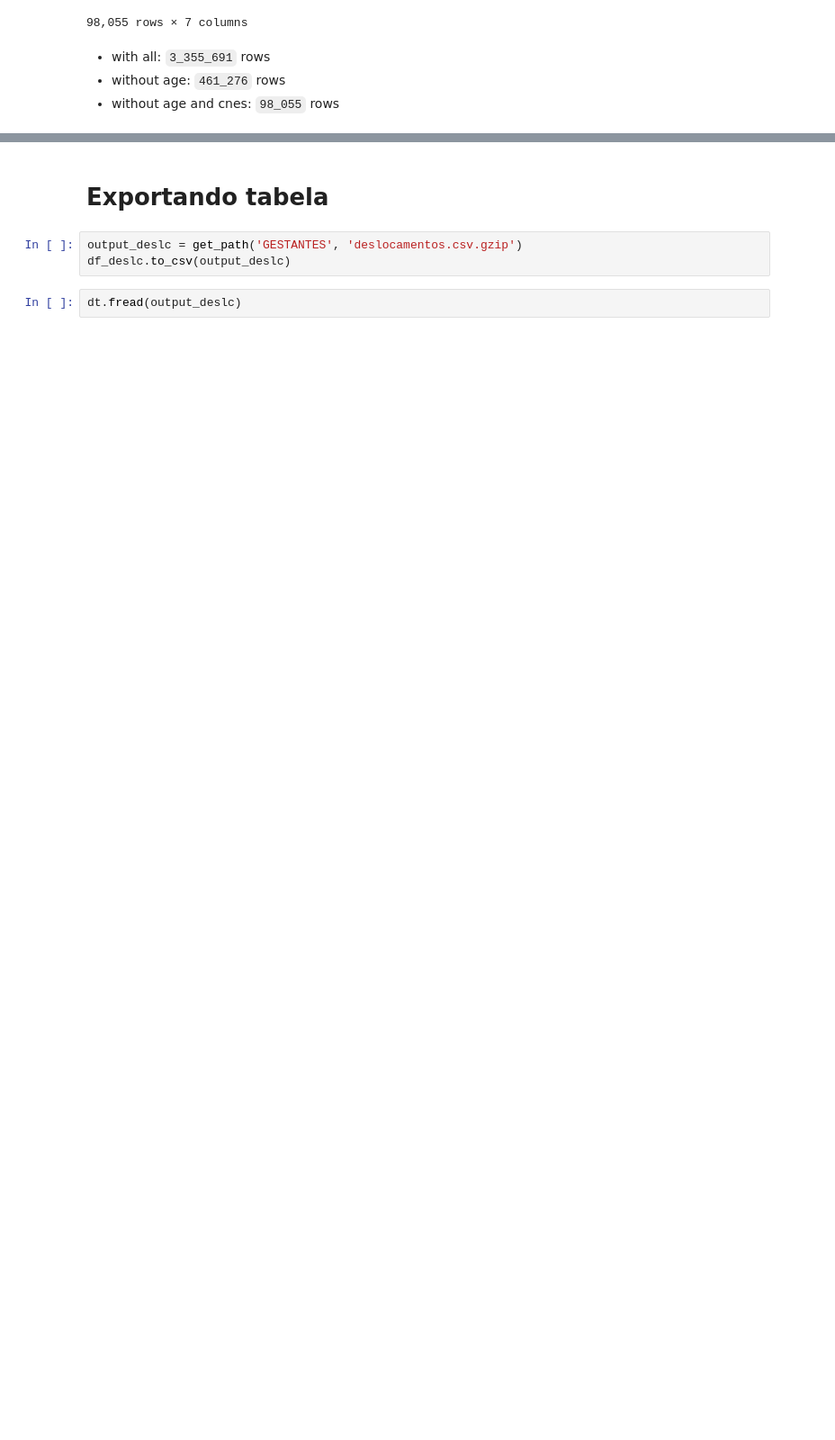
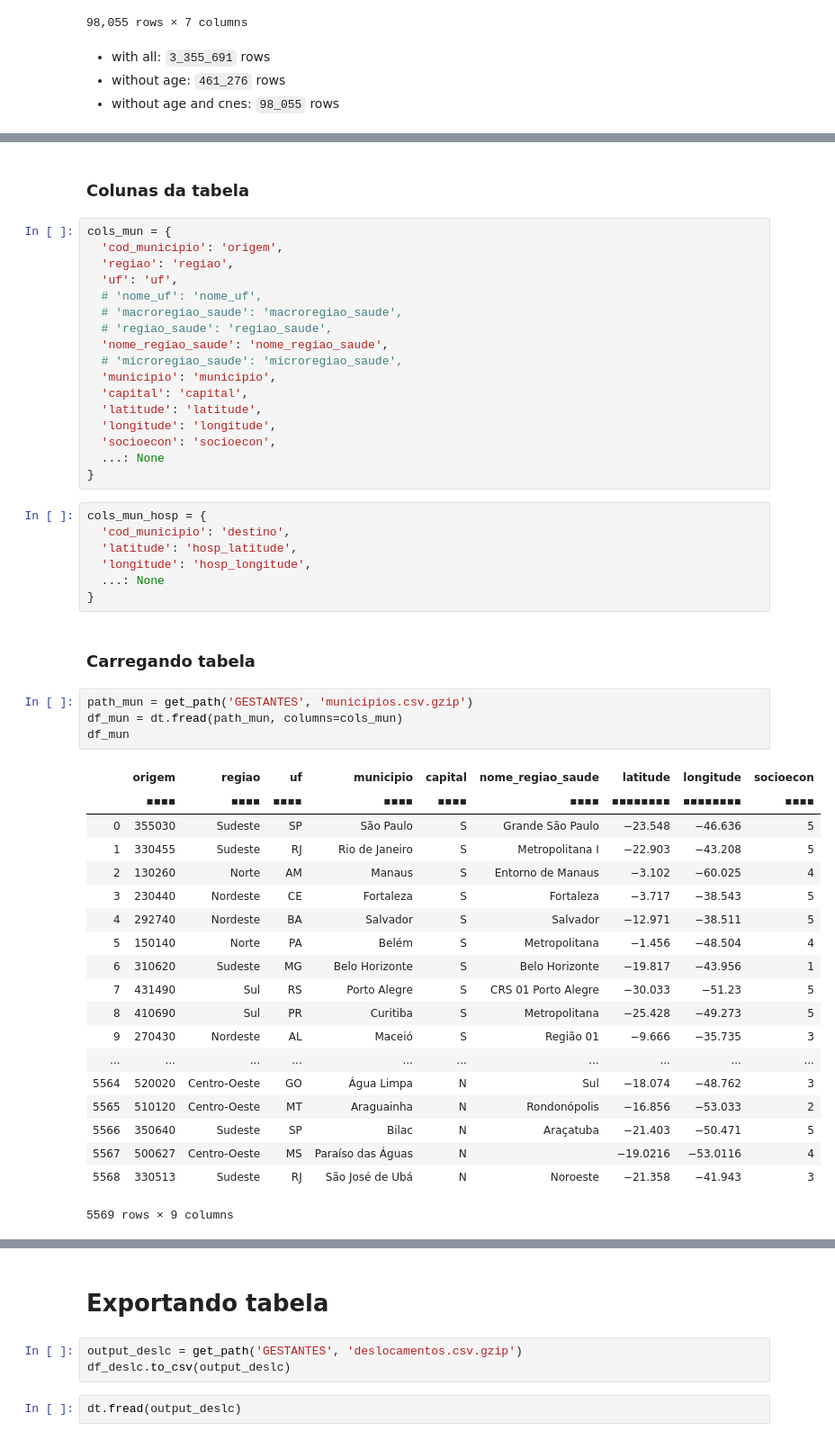
Before and after one commit to lucaslopes/gestantes, a Jupyter notebook: sections/table_deslc.ipynb, the cells around one changed output, grey strips where cells are left out. Shown at 90% size. Cells and saved outputs as stored; diff of their text form; blank space fills up the shorter version.

```diff
--- a/sections/table_deslc.ipynb
+++ b/sections/table_deslc.ipynb
@@ -133,0 +136,52 @@ df_deslc
+# %% [markdown]
+### Colunas da tabela
+# %%
+cols_mun = {
+  'cod_municipio': 'origem',
+  'regiao': 'regiao',
+  'uf': 'uf',
+  # 'nome_uf': 'nome_uf',
+  # 'macroregiao_saude': 'macroregiao_saude',
+  # 'regiao_saude': 'regiao_saude',
+  'nome_regiao_saude': 'nome_regiao_saude',
+  # 'microregiao_saude': 'microregiao_saude',
+  'municipio': 'municipio',
+  'capital': 'capital',
+  'latitude': 'latitude',
+  'longitude': 'longitude',
+  'socioecon': 'socioecon',
+  ...: None
+}
+# %%
+cols_mun_hosp = {
+  'cod_municipio': 'destino',
+  'latitude': 'hosp_latitude',
+  'longitude': 'hosp_longitude',
+  ...: None
+}
+# %% [markdown]
+### Carregando tabela
+# %%
+path_mun = get_path('GESTANTES', 'municipios.csv.gzip')
+df_mun = dt.fread(path_mun, columns=cols_mun)
+df_mun
+# %% [output]
+|  | origem | regiao | uf | municipio | capital | nome_regiao_saude | latitude | longitude | socioecon |
+|  | ▪▪▪▪ | ▪▪▪▪ | ▪▪▪▪ | ▪▪▪▪ | ▪▪▪▪ | ▪▪▪▪ | ▪▪▪▪▪▪▪▪ | ▪▪▪▪▪▪▪▪ | ▪▪▪▪ |
+| 0 | 355030 | Sudeste | SP | São Paulo | S | Grande São Paulo | −23.548 | −46.636 | 5 |
+| 1 | 330455 | Sudeste | RJ | Rio de Janeiro | S | Metropolitana I | −22.903 | −43.208 | 5 |
+| 2 | 130260 | Norte | AM | Manaus | S | Entorno de Manaus | −3.102 | −60.025 | 4 |
+| 3 | 230440 | Nordeste | CE | Fortaleza | S | Fortaleza | −3.717 | −38.543 | 5 |
+| 4 | 292740 | Nordeste | BA | Salvador | S | Salvador | −12.971 | −38.511 | 5 |
+| 5 | 150140 | Norte | PA | Belém | S | Metropolitana | −1.456 | −48.504 | 4 |
+| 6 | 310620 | Sudeste | MG | Belo Horizonte | S | Belo Horizonte | −19.817 | −43.956 | 1 |
+| 7 | 431490 | Sul | RS | Porto Alegre | S | CRS 01 Porto Alegre | −30.033 | −51.23 | 5 |
+| 8 | 410690 | Sul | PR | Curitiba | S | Metropolitana | −25.428 | −49.273 | 5 |
+| 9 | 270430 | Nordeste | AL | Maceió | S | Região 01 | −9.666 | −35.735 | 3 |
+| ... | ... | ... | ... | ... | ... | ... | ... | ... | ... |
+| 5564 | 520020 | Centro-Oeste | GO | Água Limpa | N | Sul | −18.074 | −48.762 | 3 |
+| 5565 | 510120 | Centro-Oeste | MT | Araguainha | N | Rondonópolis | −16.856 | −53.033 | 2 |
+| 5566 | 350640 | Sudeste | SP | Bilac | N | Araçatuba | −21.403 | −50.471 | 5 |
+| 5567 | 500627 | Centro-Oeste | MS | Paraíso das Águas | N |  | −19.0216 | −53.0116 | 4 |
+| 5568 | 330513 | Sudeste | RJ | São José de Ubá | N | Noroeste | −21.358 | −41.943 | 3 |
+5569 rows × 9 columns
```
Also changed, not shown: parts of 26 cells of this notebook, 16 other files.
